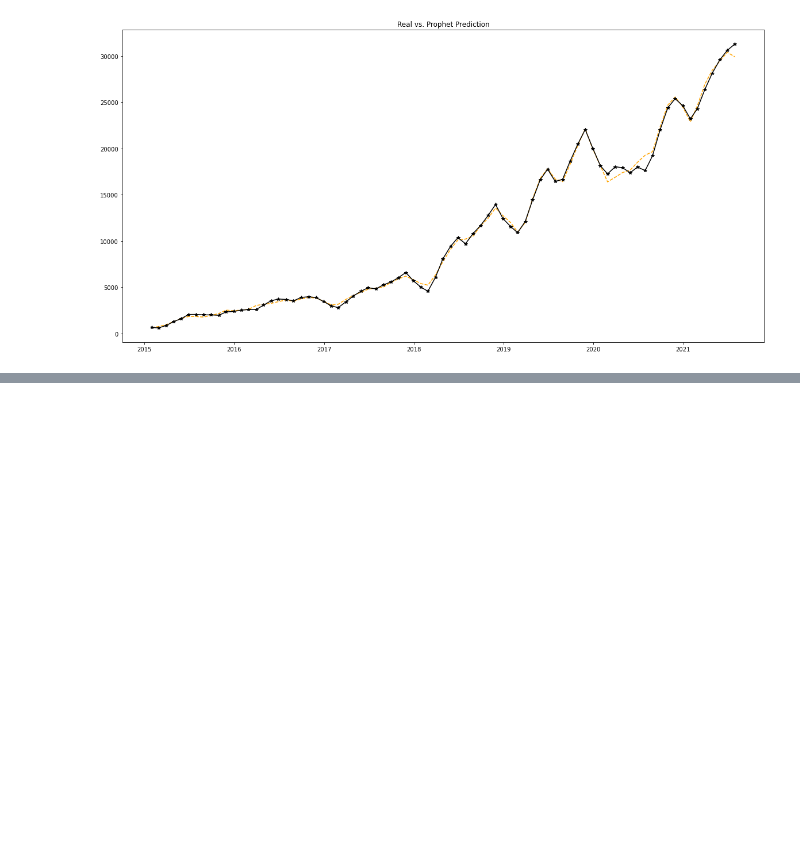
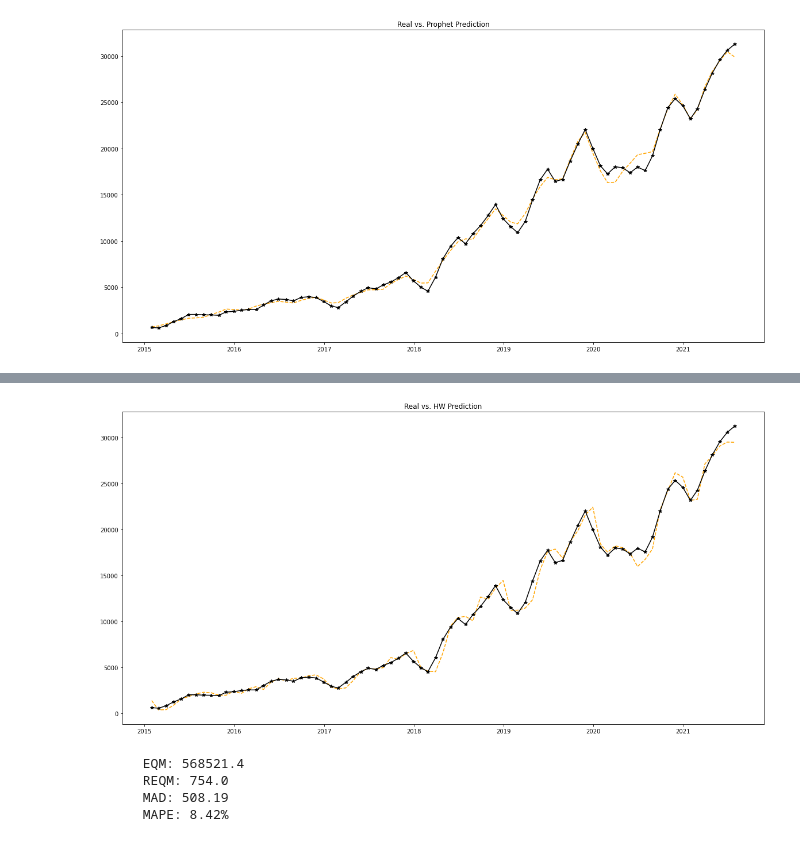
Before and after one commit to thiago-osorio/prophet, a Jupyter notebook: prophet.ipynb, the cells around one changed output, grey strips where cells are left out. Cells and saved outputs as stored; diff of their text form; code cells hidden in the pictures; blank space fills up the shorter version.

Commit message:
Ajustes no código
Ajustes no código para adicionar Cross Validation e também adicionando o algoritmo de Holt-Winters

```diff
--- a/prophet.ipynb
+++ b/prophet.ipynb
@@ -190,0 +107,8 @@ best_params
+# %%
+mape = []
+
+for params in all_params:
+    m = Prophet(**params).fit(df)
+    df_cv = cross_validation(m, initial='1460 days', horizon='60 days', period='30 days', parallel="processes")
+    df_p = performance_metrics(df_cv, rolling_window=1)
+    mape.append(df_p['mape'].values[0])
@@ -190,0 +155,4 @@ best_params
+# %%
+best_params = all_params[np.argmin(mape)]
+print(np.min(mape))
+print(best_params)
@@ -193,11 +164,8 @@ best_params
 # %%
 model = Prophet(
     seasonality_mode=best_params['seasonality_mode'],
-    changepoint_prior_scale=best_params['change_prior_scale'],
-    n_changepoints=best_params['n_changepoints'],
-    yearly_seasonality=best_params['year_sazonality'],
-    daily_seasonality=False,
-    weekly_seasonality=False)
+    seasonality_prior_scale=best_params['seasonality_prior_scale'],
+    changepoint_prior_scale=best_params['changepoint_prior_scale'])
 # %%
 model.fit(df)
 forecast = model.predict(df)
@@ -234,0 +204,4 @@ print(f'''
+# %%
+hw = ExponentialSmoothing(df['y'], trend='add', seasonal='mul', seasonal_periods=6).fit()
+hw_forecast = hw.predict(0,len(df)-1)
+hw_forecast
@@ -234,0 +221,27 @@ print(f'''
+# %%
+plt.figure(figsize=(20,10))
+plt.title('Real vs. HW Prediction')
+
+fig1 = plt.plot(df['ds'], hw_forecast, '--', color='orange')
+fig2 = plt.plot(df['ds'], df['y'], '*-', color='black')
+
+plt.show()
+# %% [output]
+[figure, added]
+# %%
+mse = metrics.mean_squared_error(df['y'], hw_forecast)
+rmse = metrics.mean_squared_error(df['y'], hw_forecast, squared=False)
+mad = metrics.mean_absolute_error(df['y'], hw_forecast)
+mape = metrics.mean_absolute_percentage_error(df['y'], hw_forecast)
+
+print(f'''
+      EQM: {round(mse,2)}
+      REQM: {round(rmse,2)}
+      MAD: {round(mad,2)}
+      MAPE: {round(mape*100,2)}%
+      ''')
+# %% [output]
+      EQM: 568521.4
+      REQM: 754.0
+      MAD: 508.19
+      MAPE: 8.42%
```
Also changed, not shown: parts of 23 cells of this notebook.
